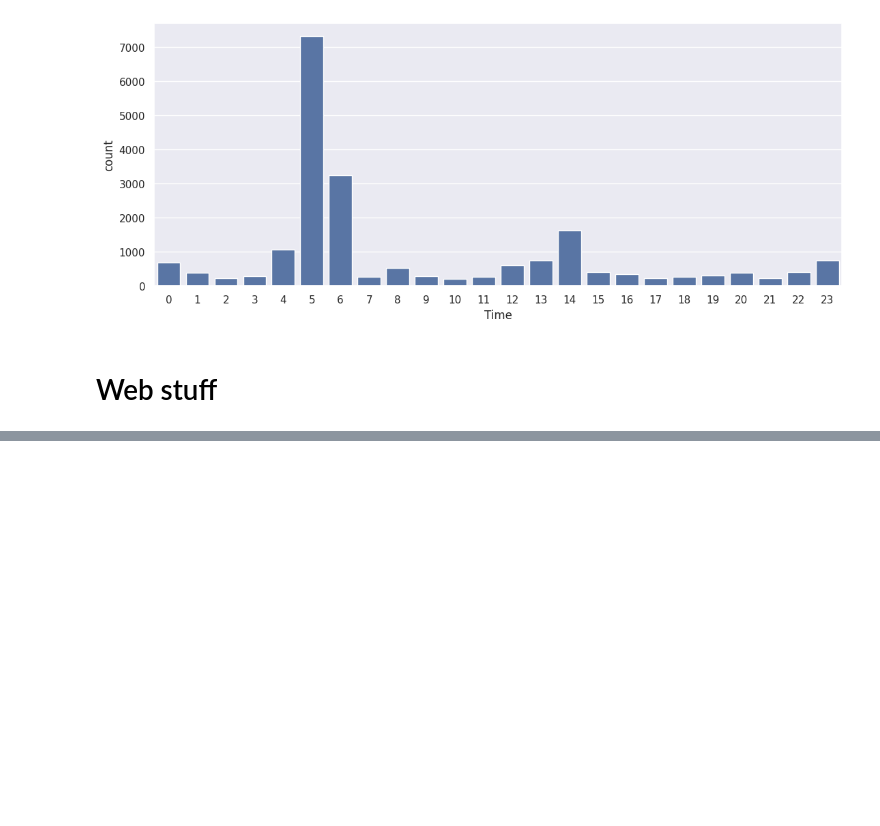
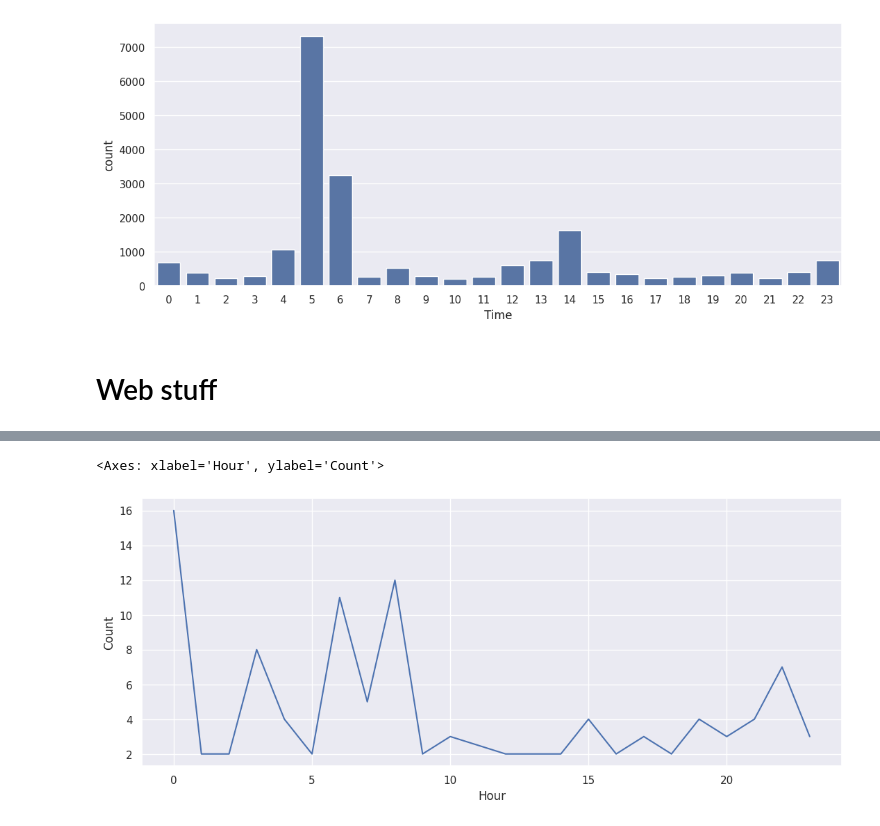
Before and after one commit to ysthakur/hacs202-ssh-hp, a Jupyter notebook: imhungry.ipynb, the cells around one changed output, grey strips where cells are left out. Drawn from its saved outputs; the diff is of its cells as text; code cells hidden in the pictures; blank space fills up the shorter version.

Commit message:
Load web data in notebook

```diff
--- a/imhungry.ipynb
+++ b/imhungry.ipynb
@@ -258,3 +258,18 @@ sns.barplot(data=times_of_day.value_counts())
 [figure]
 # %% [markdown]
 # Web stuff
+# %%
+import json
+
+COUNT_COL = "Count"
+PATH_COL = "Path"
+
+def load_web_json(col_name, file, sort_by_count=True) -> pd.DataFrame:
+    obj = json.load(open(f"data/web/{file}.json"))
+    df = pd.DataFrame(obj.items(), columns=[col_name, COUNT_COL])
+    if sort_by_count:
+        df = df.sort_values(by=COUNT_COL, ascending=False)
+    else:
+        df = df.sort_values(by=col_name)
+    df = df.reset_index(drop=True)
+    return df
@@ -260,0 +324,9 @@ sns.barplot(data=times_of_day.value_counts())
+# %%
+reqs_hour_web = load_web_json("Hour", "requestsPerHour", sort_by_count=False)
+reqs_hour_web["Hour"] = reqs_hour_web["Hour"].apply(int)
+
+plt.figure(figsize=(13, 5))
+sns.lineplot(data=reqs_hour_web, x="Hour", y=COUNT_COL)
+# %% [output]
+<Axes: xlabel='Hour', ylabel='Count'>
+[figure, added]
```
Also changed, not shown: parts of 4 cells of this notebook.
